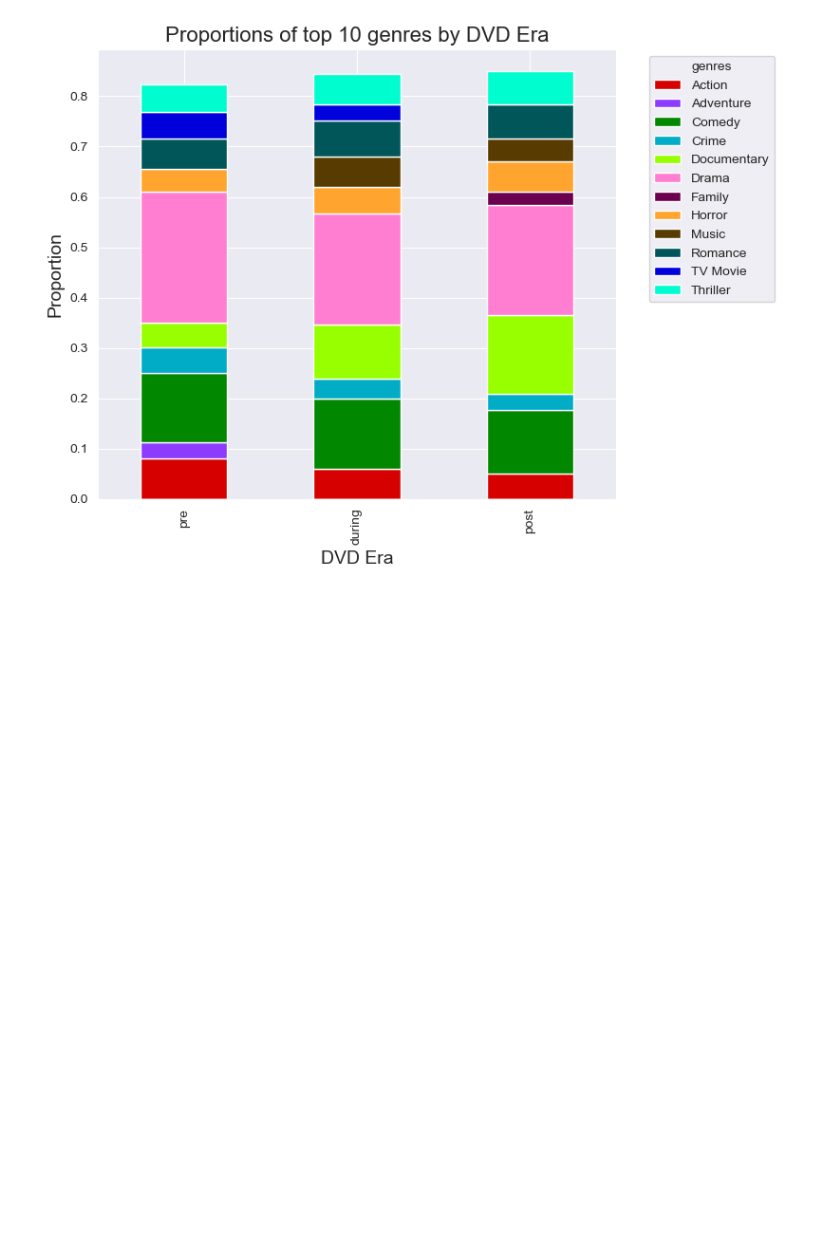
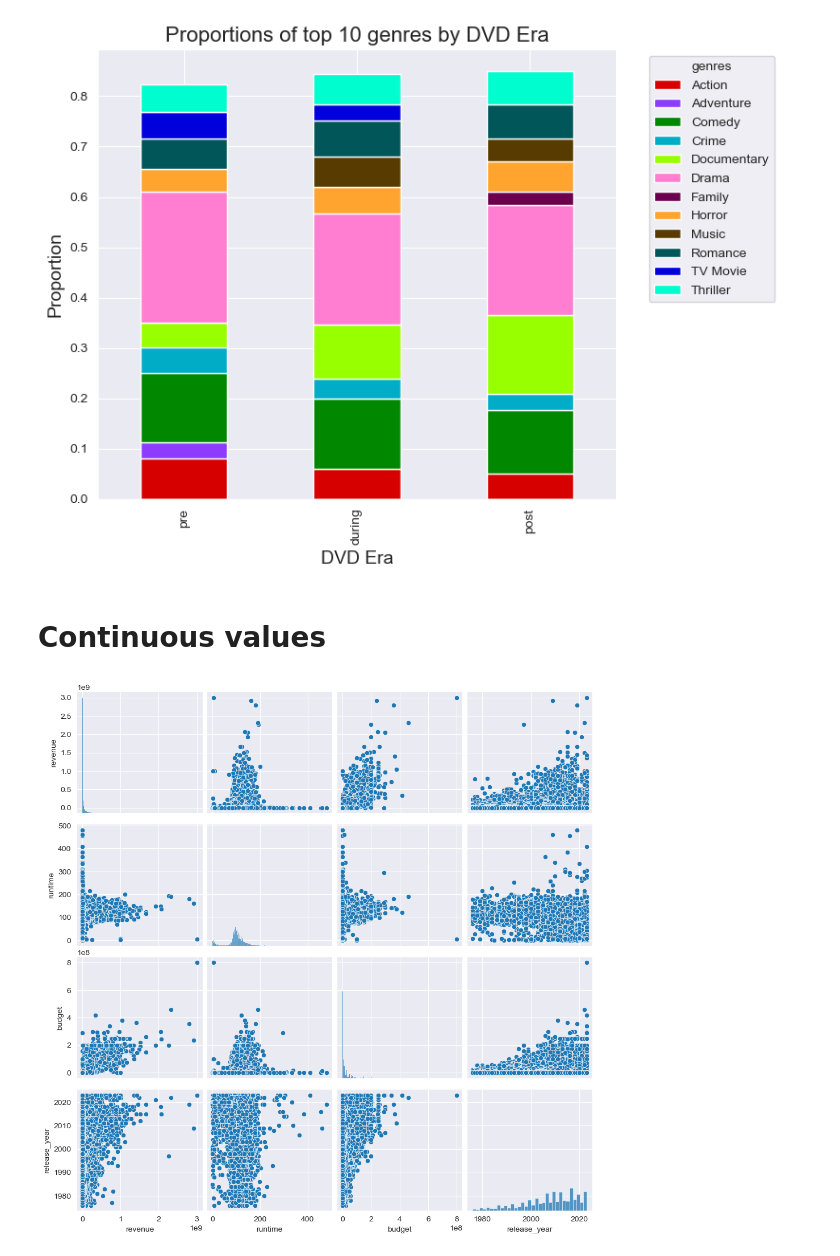
Before and after one commit to epfl-ada/ada-2024-project-databand, a Jupyter notebook: data_overview_CS.ipynb, the cells around one changed output. Cells and saved outputs as stored; diff of their text form; code cells hidden in the pictures; blank space fills up the shorter version.

```diff
--- a/data_overview_CS.ipynb
+++ b/data_overview_CS.ipynb
@@ -284,3 +284,10 @@ top_10_genre =top_proportions_per_era(df_tmdb[df_tmdb['runtime'] >= 60], 'genres
 plot_top_proportions_per_era(top_10_genre, 'genres', 10)
 # %% [output]
 [figure]
+# %% [markdown]
+# Continuous values
+# %%
+sns.pairplot(data=df_tmdb[(df_tmdb['runtime'] > 0) & (df_tmdb['revenue'] > 0) & (df_tmdb['budget'] > 0)])
+plt.show()
+# %% [output]
+[figure, added]
```
Also changed, not shown: parts of 4 cells of this notebook.
